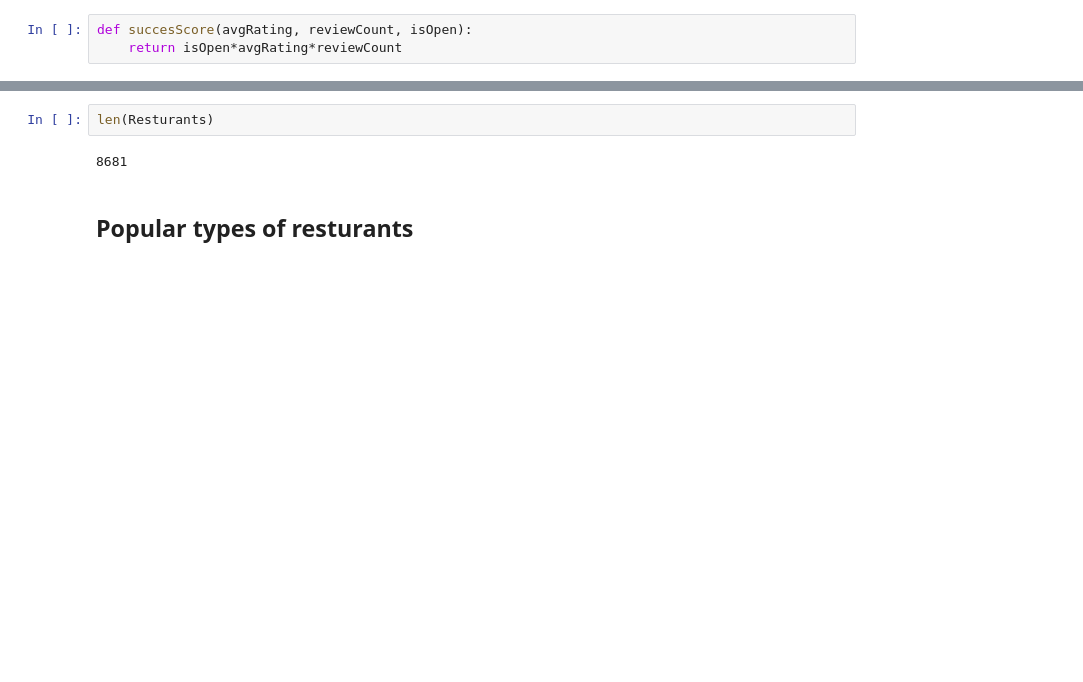
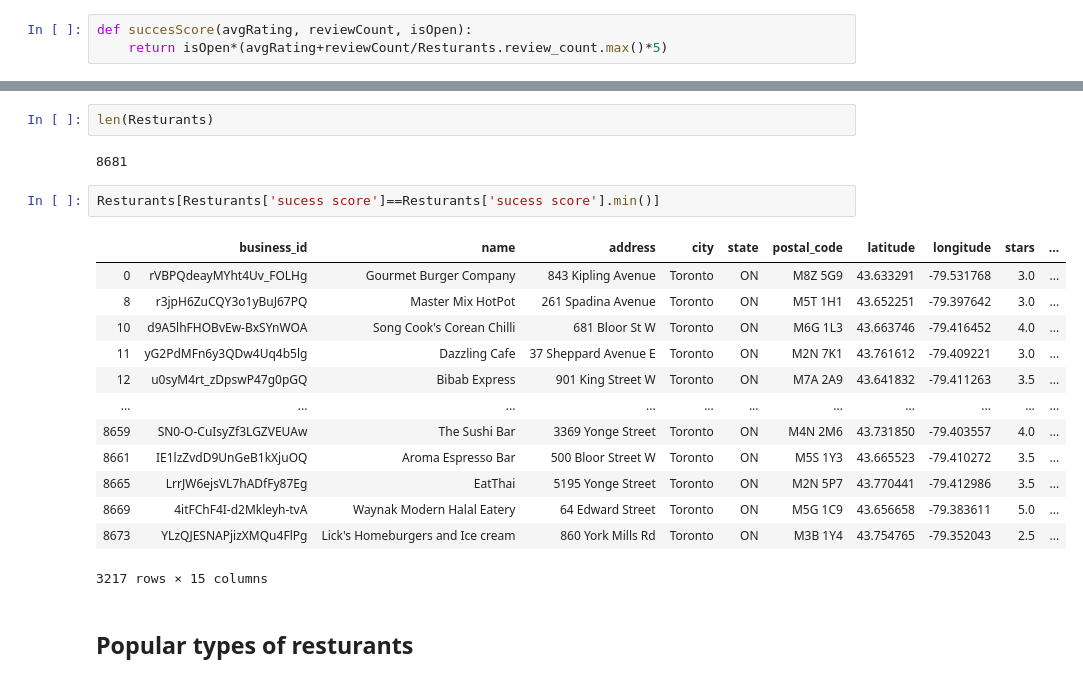
Before and after one commit to LongQin1/Adv.BA-Final-Proj, a Jupyter notebook: Investor_ResturantTypes.ipynb, the cells around one changed output, grey strips where cells are left out. Saved outputs shown, nothing was run; the diff lists cells and outputs as text; blank space fills up the shorter version.

```diff
--- a/Investor_ResturantTypes.ipynb
+++ b/Investor_ResturantTypes.ipynb
@@ -18,7 +23,7 @@ Checkins=pd.read_csv('data/toronto_restaurant_checkins.csv',encoding="utf8")
 While the average star rating which of stars does provide insight which.
 # %%
 def succesScore(avgRating, reviewCount, isOpen):
-    return isOpen*avgRating*reviewCount
+    return isOpen*(avgRating+reviewCount/Resturants.review_count.max()*5)
 # %%
 Resturants['sucess score']=succesScore(Resturants.stars, Resturants.review_count, Resturants.is_open)
 # %%
@@ -27,6 +32,22 @@ Resturants.categories=Resturants.categories.str.lower()
 len(Resturants)
 # %% [output]
 8681
+# %%
+Resturants[Resturants['sucess score']==Resturants['sucess score'].min()]
+# %% [output]
+|  | business_id | name | address | city | state | postal_code | latitude | longitude | stars | ... |
+| 0 | rVBPQdeayMYht4Uv_FOLHg | Gourmet Burger Company | 843 Kipling Avenue | Toronto | ON | M8Z 5G9 | 43.633291 | -79.531768 | 3.0 | ... |
+| 8 | r3jpH6ZuCQY3o1yBuJ67PQ | Master Mix HotPot | 261 Spadina Avenue | Toronto | ON | M5T 1H1 | 43.652251 | -79.397642 | 3.0 | ... |
+| 10 | d9A5lhFHOBvEw-BxSYnWOA | Song Cook's Corean Chilli | 681 Bloor St W | Toronto | ON | M6G 1L3 | 43.663746 | -79.416452 | 4.0 | ... |
+| 11 | yG2PdMFn6y3QDw4Uq4b5lg | Dazzling Cafe | 37 Sheppard Avenue E | Toronto | ON | M2N 7K1 | 43.761612 | -79.409221 | 3.0 | ... |
+| 12 | u0syM4rt_zDpswP47g0pGQ | Bibab Express | 901 King Street W | Toronto | ON | M7A 2A9 | 43.641832 | -79.411263 | 3.5 | ... |
+| ... | ... | ... | ... | ... | ... | ... | ... | ... | ... | ... |
+| 8659 | SN0-O-CuIsyZf3LGZVEUAw | The Sushi Bar | 3369 Yonge Street | Toronto | ON | M4N 2M6 | 43.731850 | -79.403557 | 4.0 | ... |
+| 8661 | IE1lzZvdD9UnGeB1kXjuOQ | Aroma Espresso Bar | 500 Bloor Street W | Toronto | ON | M5S 1Y3 | 43.665523 | -79.410272 | 3.5 | ... |
+| 8665 | LrrJW6ejsVL7hADfFy87Eg | EatThai | 5195 Yonge Street | Toronto | ON | M2N 5P7 | 43.770441 | -79.412986 | 3.5 | ... |
+| 8669 | 4itFChF4I-d2Mkleyh-tvA | Waynak Modern Halal Eatery | 64 Edward Street | Toronto | ON | M5G 1C9 | 43.656658 | -79.383611 | 5.0 | ... |
+| 8673 | YLzQJESNAPjizXMQu4FlPg | Lick's Homeburgers and Ice cream | 860 York Mills Rd | Toronto | ON | M3B 1Y4 | 43.754765 | -79.352043 | 2.5 | ... |
+3217 rows × 15 columns
 # %% [markdown]
 ## Popular types of resturants
 # %% [markdown]
```
Also changed, not shown: parts of 12 cells of this notebook.
